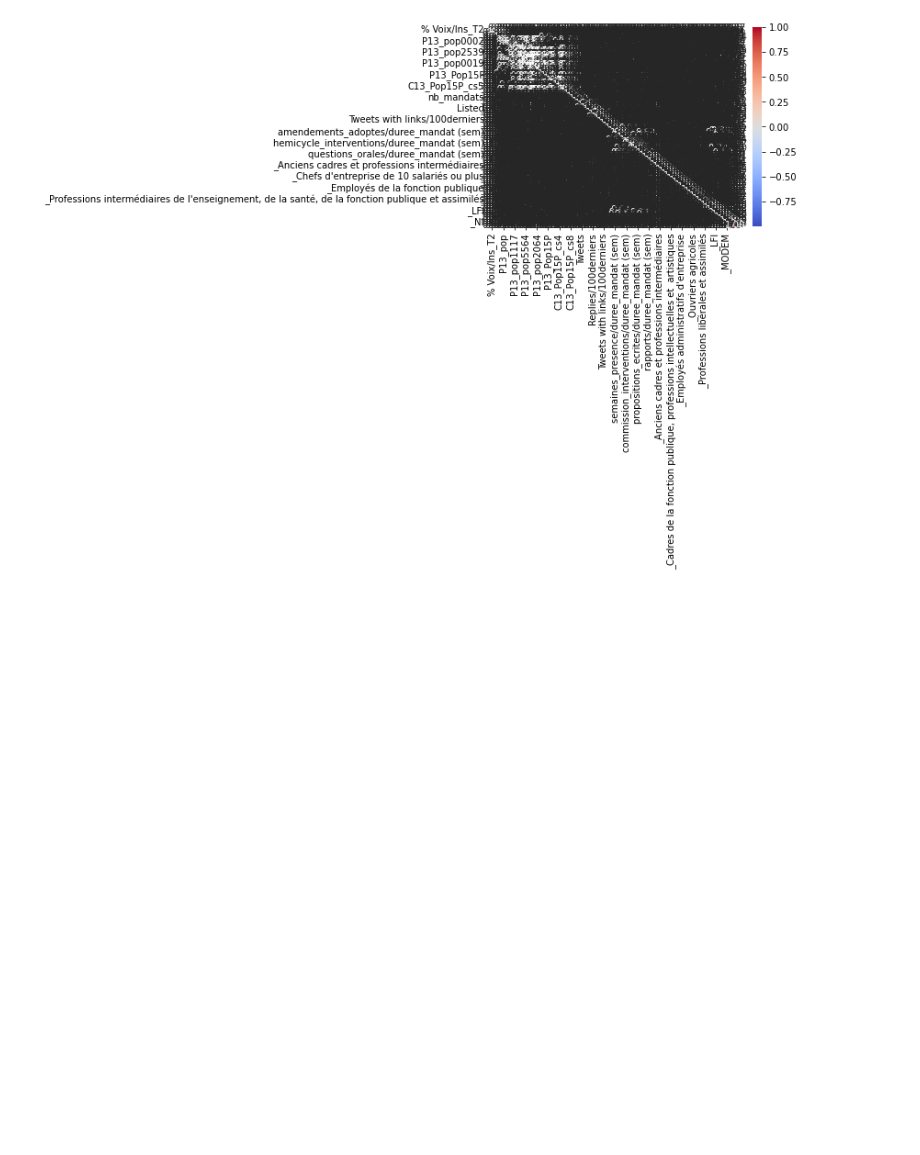
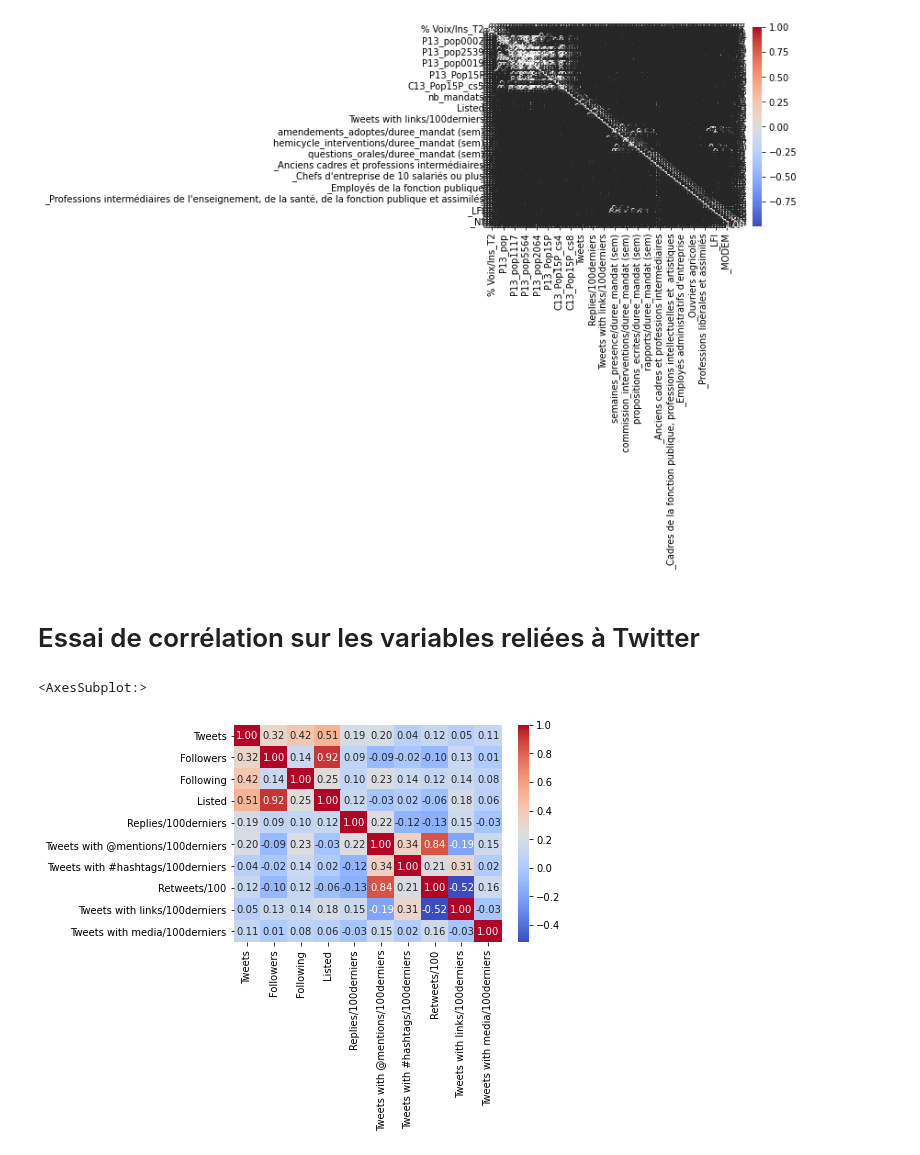
Before and after one commit to p-contamin/Prediction-de-l-activite-des-deputes-francais, a Jupyter notebook: 2. Data Viz/Graphiques de visualisation.ipynb, the cells around one changed output. Cells and saved outputs as stored; diff of their text form; code cells hidden in the pictures; blank space fills up the shorter version.

```diff
--- a/2. Data Viz/Graphiques de visualisation.ipynb
+++ b/2. Data Viz/Graphiques de visualisation.ipynb
@@ -65,11 +51,8 @@ names = ['_Agriculteurs exploitants', '_Anciens agriculteurs exploitants', "_Anc
  '_Employés de la fonction publique', '_Inactifs divers (autres que retraités)', '_Ouvriers agricoles',
  '_Ouvriers qualifiés', '_Professions intermédiaires administratives et commerciales des entreprises', "_Professions intermédiaires de l'enseignement, de la santé, de la fonction publique et assimilés", '_Professions libérales et assimilés',
  '_Sans profession déclarée']
-values=[]
-for i in names :
-    values.append(tab_final[i].sum())
-sum(values) #test il manque 6 personnes on n'a que 517 résultats
-tab_final[names].sum(axis=1).to_list() #on peut voir que cela vaut zéro parfois
-#tab_final['_Sans profession déclarée'] == 1 if tab_final[names].sum(axis=1) = 0 marche pas pour modifier
+tab_final['_Sans profession déclarée'] = tab_final[names].any(axis=1).replace([True, False], [0, 1])
+names.append('_Sans profession déclarée')
+tab_final[names].sum().sum()
 # %%
 tab_final.columns.to_list()
@@ -110,3 +111,21 @@ sns.heatmap(data_plus_petit.corr(), cmap='coolwarm', annot=True, fmt=".2f")
 # %% [output]
 <AxesSubplot:>
 [figure]
+# %% [markdown]
+# Essai de corrélation sur les variables reliées à Twitter
+# %%
+df = tab_final.loc[:,[ 'Tweets',
+ 'Followers',
+ 'Following',
+ 'Listed',
+ 'Replies/100derniers',
+ 'Tweets with @mentions/100derniers',
+ 'Tweets with #hashtags/100derniers',
+ 'Retweets/100',
+ 'Tweets with links/100derniers',
+ 'Tweets with media/100derniers']]
+
+sns.heatmap(df.corr(), cmap='coolwarm', annot=True, fmt=".2f") #On remarque les pratiques de twitter, si il y a bcp de hashtag il y a bcp de retweet etc.
+# %% [output]
+<AxesSubplot:>
+[figure, added]
```
Also changed, not shown: parts of 8 cells of this notebook.
